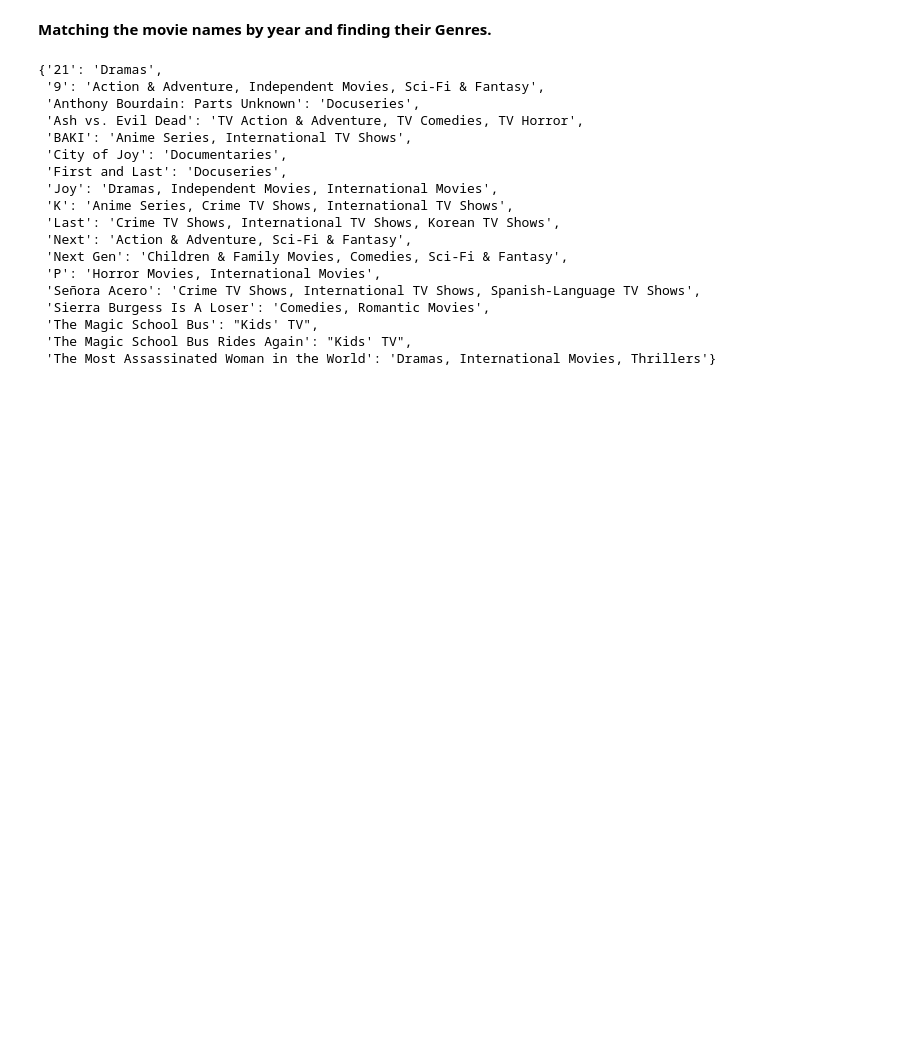
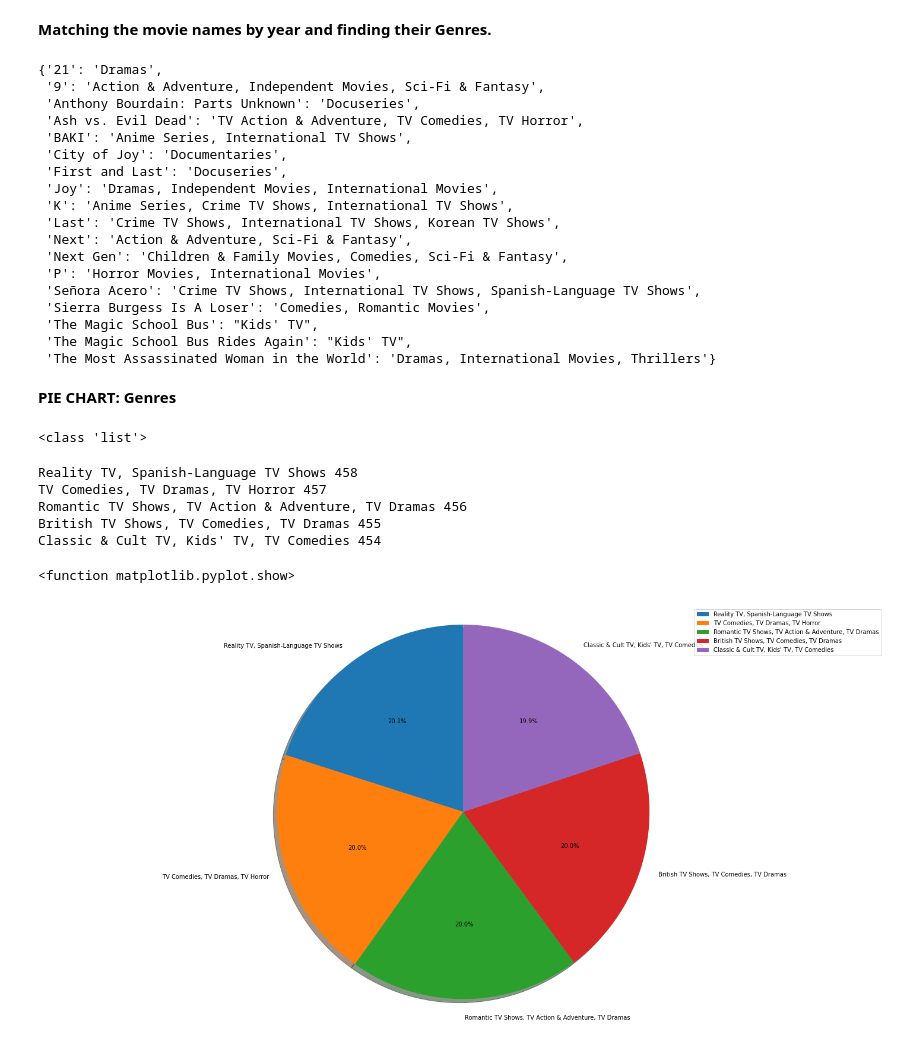
Before and after one commit to kartikay89/Data-Analysis, a Jupyter notebook: Netflix.ipynb, the cells around one changed output. Saved outputs shown, nothing was run; the diff lists cells and outputs as text; code cells hidden in the pictures; blank space fills up the shorter version.

```diff
--- a/Netflix.ipynb
+++ b/Netflix.ipynb
@@ -176,3 +178,63 @@ movieGenDict
  'The Magic School Bus': "Kids' TV",
  'The Magic School Bus Rides Again': "Kids' TV",
  'The Most Assassinated Woman in the World': 'Dramas, International Movies, Thrillers'}
+# %% [markdown]
+**PIE CHART: Genres**
+# %%
+# Most popular genres.
+
+list_of_genres = list(Counter(dFtoDict.values()))
+print(type(list_of_genres))
+
+# Counter for genres
+genresCounter = {}
+counter = 0
+
+for genres in list_of_genres:
+  if genres in dFtoDict.values():
+    counter +=1
+    # print(genres += 1)
+    genresCounter[genres] = counter
+
+# genresCounter
+# print(max(genresCounter.values()))
+
+listingGenres = list(genresCounter.values())
+listingGenresSorted = sorted( listingGenres, reverse=True)
+max_genres_Popular = listingGenresSorted[:5]
+# %% [output]
+<class 'list'>
+# %%
+labels = []
+sizes = []
+
+for max_genres in max_genres_Popular:
+  mGenre = str(max_genres)
+  # print(mGenre)
+  for genre, counter in genresCounter.items():
+    if mGenre in str(counter):
+      print(genre, mGenre)
+      labels.append(genre)
+      sizes.append(mGenre)
+# %% [output]
+Reality TV, Spanish-Language TV Shows 458
+TV Comedies, TV Dramas, TV Horror 457
+Romantic TV Shows, TV Action & Adventure, TV Dramas 456
+British TV Shows, TV Comedies, TV Dramas 455
+Classic & Cult TV, Kids' TV, TV Comedies 454
+# %%
+# The PIE CHART of popular genres:
+# Carrying the list: labels and sizes from the above cell.
+# explode = (0.1, 0, 0, 0)
+
+plt.figure(figsize=(20,10))
+plt.pie(sizes, labels=labels, autopct='%1.1f%%', shadow=True, startangle=90)
+plt.legend(labels, loc="best")
+plt.axis('equal')
+plt.tight_layout()
+
+
+plt.show
+# %% [output]
+<function matplotlib.pyplot.show>
+[figure, added]
```
Also changed, not shown: parts of 1 cell of this notebook.
